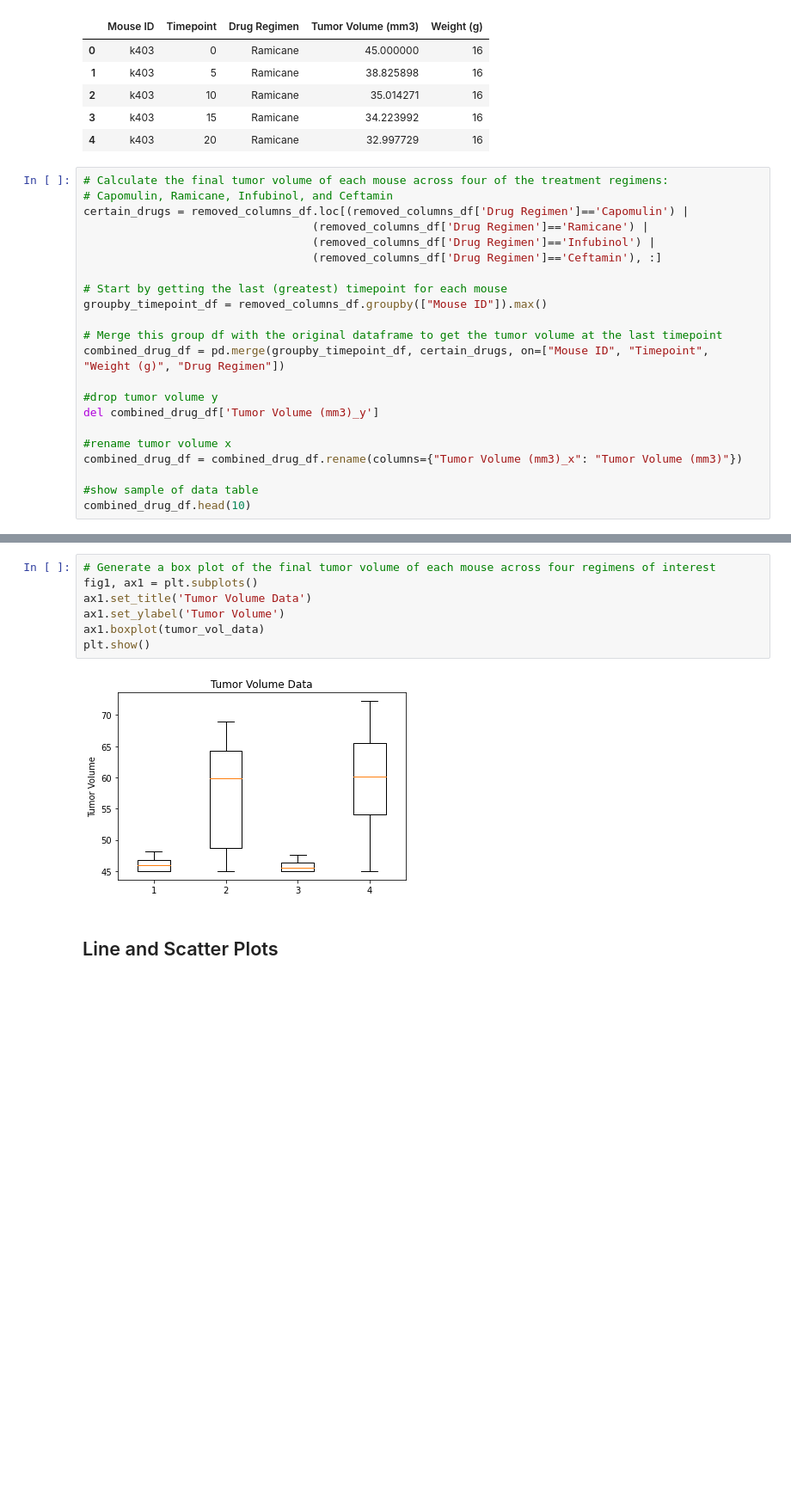
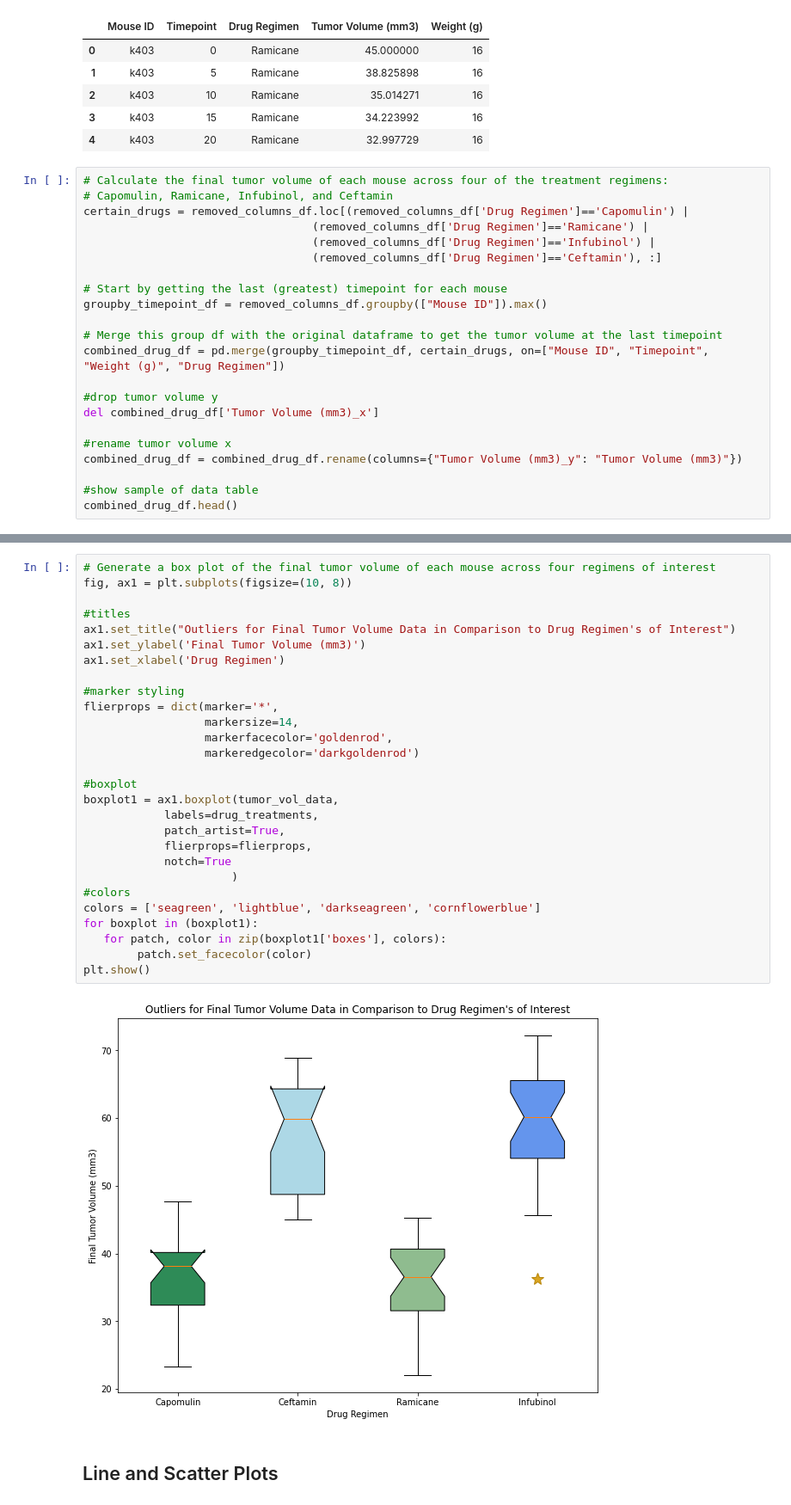
Before and after one commit to jenniecinelli/matplotlib, a Jupyter notebook: Pymaceuticals/pymaceuticals_starter.ipynb, the cells around one changed output, grey strips where cells are left out. Shown at 86% size. Cells and saved outputs as stored; diff of their text form; blank space fills up the shorter version.

```diff
--- a/Pymaceuticals/pymaceuticals_starter.ipynb
+++ b/Pymaceuticals/pymaceuticals_starter.ipynb
@@ -299,11 +299,11 @@ groupby_timepoint_df = removed_columns_df.groupby(["Mouse ID"]).max()
 combined_drug_df = pd.merge(groupby_timepoint_df, certain_drugs, on=["Mouse ID", "Timepoint", "Weight (g)", "Drug Regimen"])
 
 #drop tumor volume y
-del combined_drug_df['Tumor Volume (mm3)_y']
+del combined_drug_df['Tumor Volume (mm3)_x']
 
 #rename tumor volume x
-combined_drug_df = combined_drug_df.rename(columns={"Tumor Volume (mm3)_x": "Tumor Volume (mm3)"})
+combined_drug_df = combined_drug_df.rename(columns={"Tumor Volume (mm3)_y": "Tumor Volume (mm3)"})
 
 #show sample of data table
-combined_drug_df.head(10)
+combined_drug_df.head()
 # %% [output]
@@ -445,11 +439,32 @@ Values above 82.74144559000001 could be outliers.
 # %%
 # Generate a box plot of the final tumor volume of each mouse across four regimens of interest
-fig1, ax1 = plt.subplots()
-ax1.set_title('Tumor Volume Data')
-ax1.set_ylabel('Tumor Volume')
-ax1.boxplot(tumor_vol_data)
+fig, ax1 = plt.subplots(figsize=(10, 8))
+
+#titles
+ax1.set_title("Outliers for Final Tumor Volume Data in Comparison to Drug Regimen's of Interest")
+ax1.set_ylabel('Final Tumor Volume (mm3)')
+ax1.set_xlabel('Drug Regimen')
+
+#marker styling
+flierprops = dict(marker='*',
+                  markersize=14,
+                  markerfacecolor='goldenrod',
+                  markeredgecolor='darkgoldenrod')
+
+#boxplot
+boxplot1 = ax1.boxplot(tumor_vol_data,
+            labels=drug_treatments,
+            patch_artist=True,
+            flierprops=flierprops,
+            notch=True
+                      )
+#colors
+colors = ['seagreen', 'lightblue', 'darkseagreen', 'cornflowerblue']
+for boxplot in (boxplot1):
+   for patch, color in zip(boxplot1['boxes'], colors):
+        patch.set_facecolor(color)
 plt.show()
 # %% [output]
-[figure, old version]
+[figure, new version]
 # %% [markdown]
 ## Line and Scatter Plots
```
Also changed, not shown: parts of 11 cells of this notebook.
